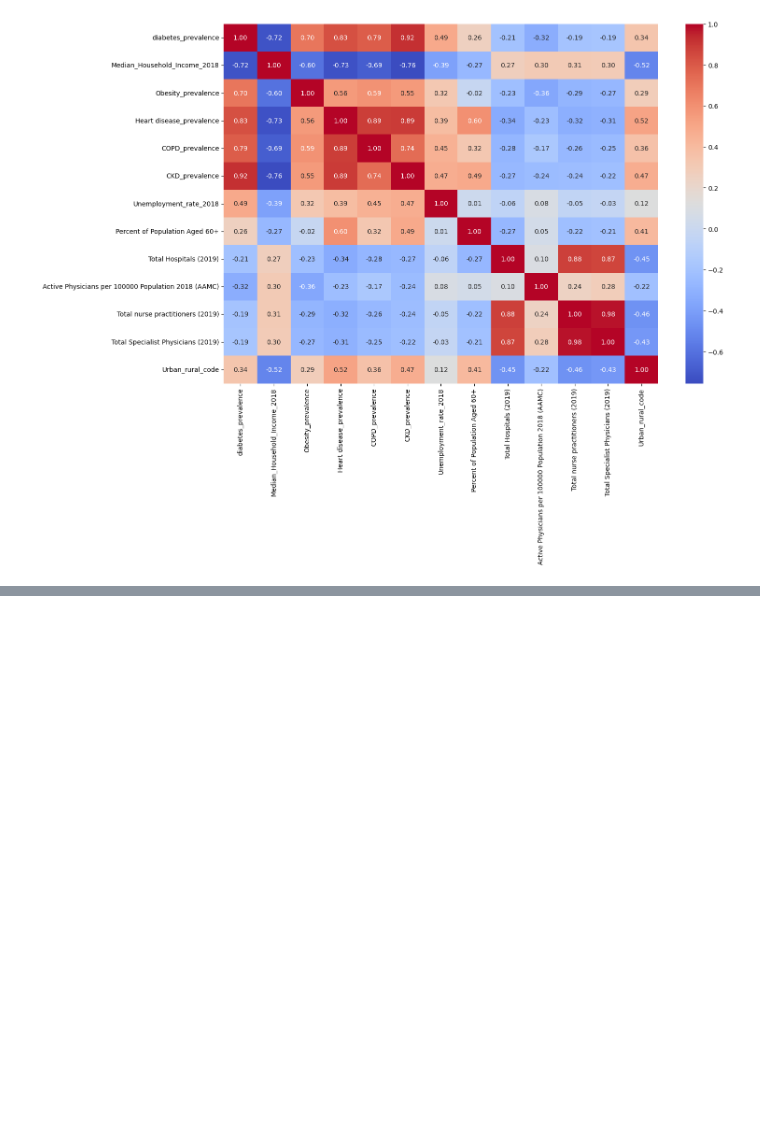
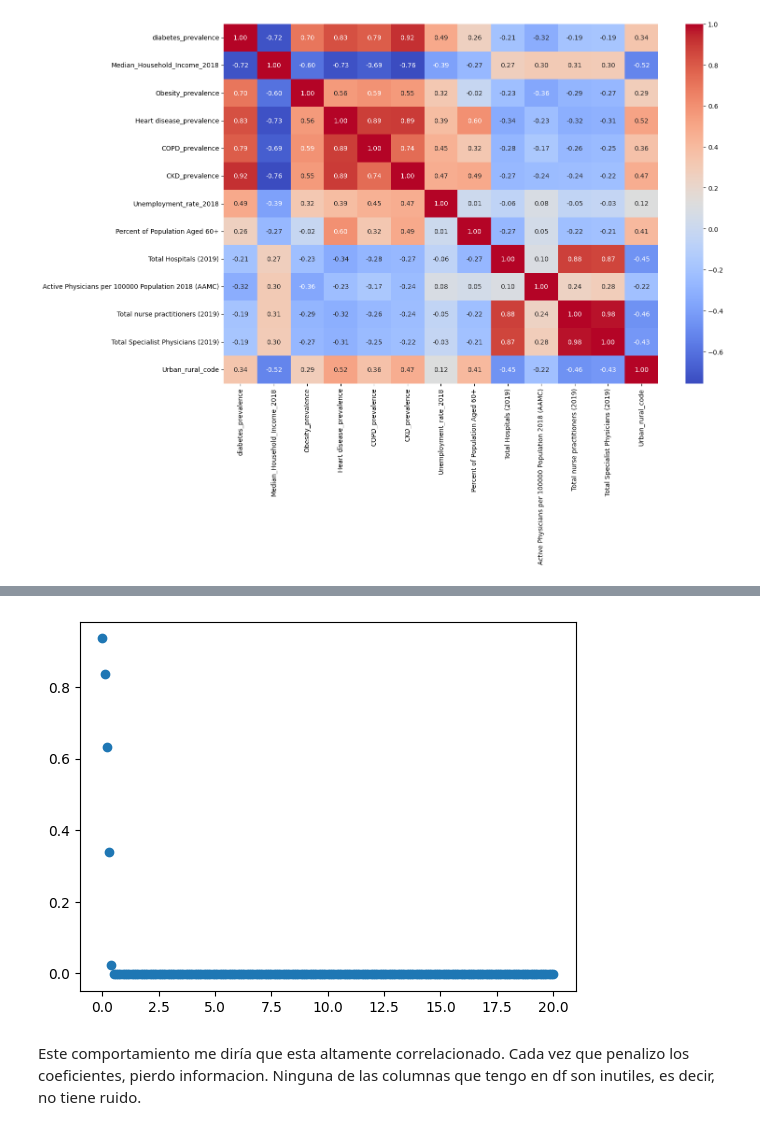
Before and after one commit to Estefaniagz/reg_lineal_regularizado, a Jupyter notebook: src/explore.ipynb, the cells around one changed output, grey strips where cells are left out. Saved outputs shown, nothing was run; the diff lists cells and outputs as text; code cells hidden in the pictures; blank space fills up the shorter version.

```diff
--- a/src/explore.ipynb
+++ b/src/explore.ipynb
@@ -142,0 +288,9 @@ plt.show()
+# %%
+import matplotlib.pyplot as plt
+
+plt.scatter(*zip(*r2_lista))
+plt.show()
+# %% [output]
+[figure, added]
+# %% [markdown]
+Este comportamiento me diría que esta altamente correlacionado. Cada vez que penalizo los coeficientes, pierdo informacion. Ninguna de las columnas que tengo en df son inutiles, es decir, no tiene ruido.
```
Also changed, not shown: parts of 21 cells of this notebook.
